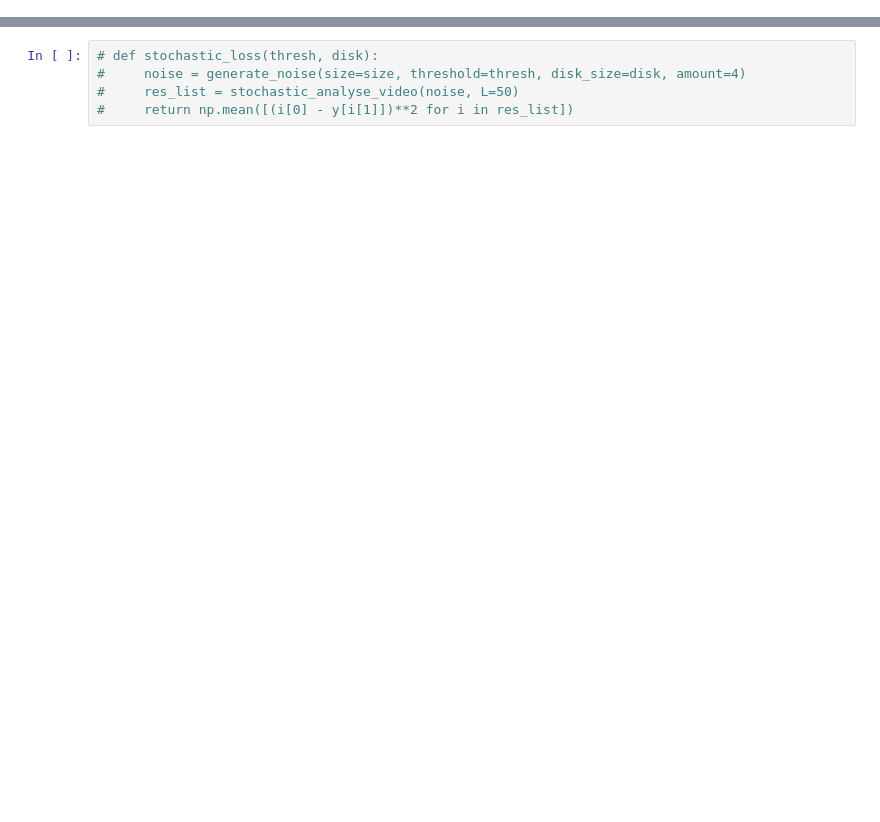
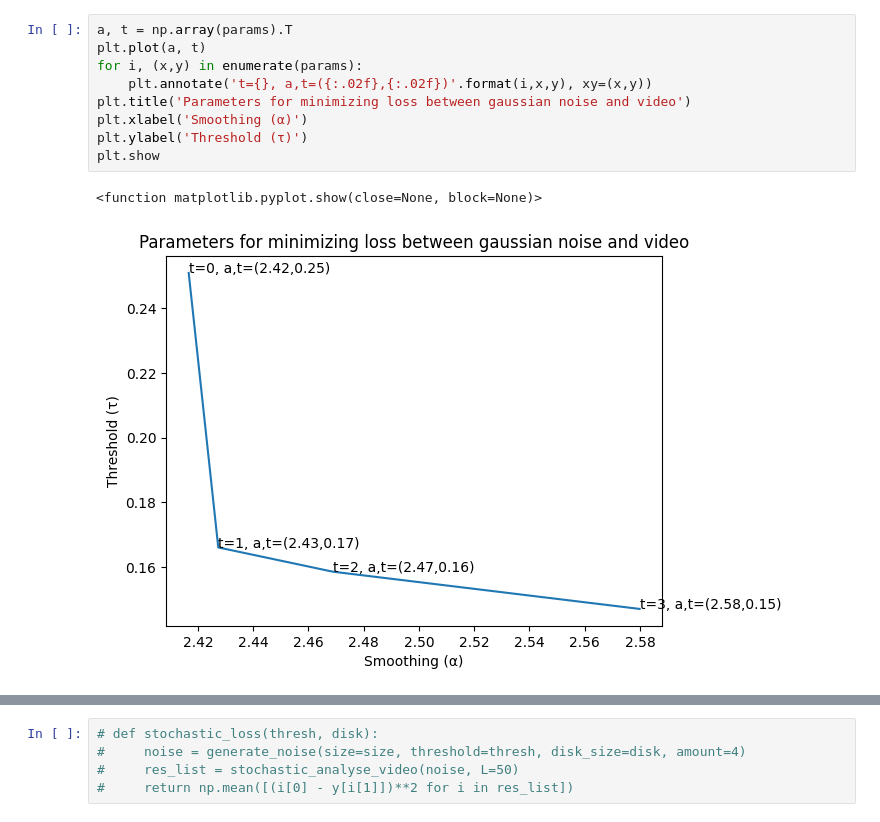
Before and after one commit to cappertherapper/Bachelorprojekt, a Jupyter notebook: grad_desc_test.ipynb, the cells around one changed output, grey strips where cells are left out. Cells and saved outputs as stored; diff of their text form; blank space fills up the shorter version.

```diff
--- a/grad_desc_test.ipynb
+++ b/grad_desc_test.ipynb
@@ -116,0 +80,12 @@ plt.show()
+# %%
+a, t = np.array(params).T
+plt.plot(a, t)
+for i, (x,y) in enumerate(params):
+    plt.annotate('t={}, a,t=({:.02f},{:.02f})'.format(i,x,y), xy=(x,y))
+plt.title('Parameters for minimizing loss between gaussian noise and video')
+plt.xlabel('Smoothing (α)')
+plt.ylabel('Threshold (τ)')
+plt.show
+# %% [output]
+<function matplotlib.pyplot.show(close=None, block=None)>
+[figure, added]
```
Also changed, not shown: parts of 12 cells of this notebook, 3 other files.
